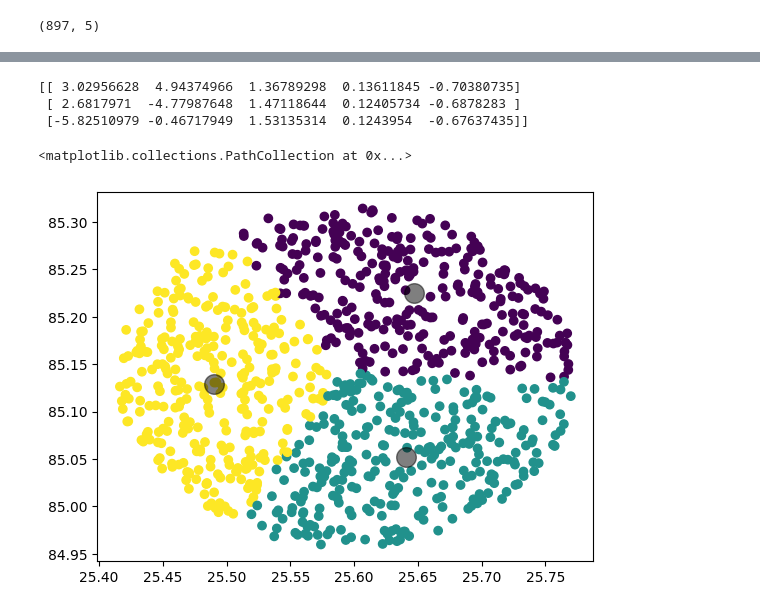
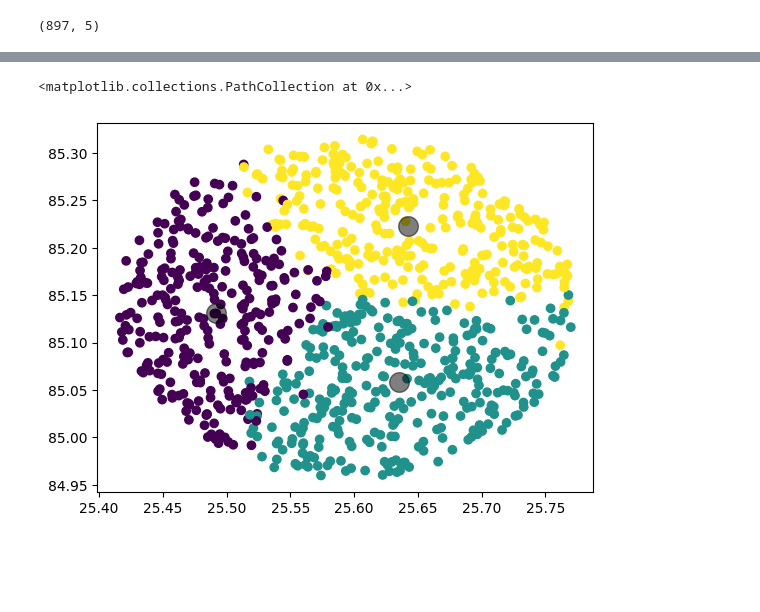
Before and after one commit to EirikVinje/5g_IOT_project, a Jupyter notebook: sandbox/eirik/test_models.ipynb, the cells around one changed output, grey strips where cells are left out. Saved outputs shown, nothing was run; the diff lists cells and outputs as text; code cells hidden in the pictures; blank space fills up the shorter version.

```diff
--- a/sandbox/eirik/test_models.ipynb
+++ b/sandbox/eirik/test_models.ipynb
@@ -17,8 +71,8 @@ df_pruned = df_raw[df_raw["Locality"] == area].reset_index(drop=True).reset_inde
 
 df_pruned = df_pruned.rename(columns={'index': 'node'})
 
-features = ["Latitude",
-            "Longitude",
+features = ["Longitude",
+            "Latitude",
             "Network Type",
             "Signal Strength (dBm)",
             "Data Throughput (Mbps)"]
@@ -31,13 +85,13 @@ Index(['Latitude', 'Longitude', 'Network Type', 'Signal Strength (dBm)',
        'Data Throughput (Mbps)'],
       dtype='object')
 # %%
-numerical_columns = ["Latitude", "Longitude", "Signal Strength (dBm)", "Data Throughput (Mbps)"]
+numerical_columns = ["Longitude", "Latitude", "Signal Strength (dBm)", "Data Throughput (Mbps)"]
 
 traindata = df_pruned.copy()
 traindata[numerical_columns] = traindata[numerical_columns].apply(lambda x: 2 * (x - x.min()) / (x.max() - x.min()) - 1)
 
-traindata["Latitude"] *= 10
-traindata["Longitude"] *= 10
+traindata["Longitude"] *= 20
+traindata["Latitude"] *= 20
 
 traindata.columns
 
@@ -49,26 +196,20 @@ print(traindata.shape)
 # %%
-from sklearn.cluster import KMeans
-import matplotlib.pyplot as plt
+from sklearn.mixture import GaussianMixture
 
-kmeans = KMeans(n_clusters=3, random_state=0).fit(traindata)
-labels = kmeans.predict(traindata)
+gm = GaussianMixture(n_components=3, random_state=42).fit(traindata)
+labels = gm.predict(traindata)
 
-print(kmeans.cluster_centers_)
+means = gm.means_[:, 0:2]
 
-centroids = kmeans.cluster_centers_[:, 0:2]
-
-centroids /= 10
-centroids[:, 0] = (centroids[:, 0] + 1) / 2 * (df_pruned["Latitude"].max() - df_pruned["Latitude"].min()) + df_pruned["Latitude"].min()
-centroids[:, 1] = (centroids[:, 1] + 1) / 2 * (df_pruned["Longitude"].max() - df_pruned["Longitude"].min()) + df_pruned["Longitude"].min()
+means /= 20
+means[:, 0] = (means[:, 0] + 1) / 2 * (df_pruned["Latitude"].max() - df_pruned["Latitude"].min()) + df_pruned["Latitude"].min()
+means[:, 1] = (means[:, 1] + 1) / 2 * (df_pruned["Longitude"].max() - df_pruned["Longitude"].min()) + df_pruned["Longitude"].min()
 
 latitudes = df_pruned[["Latitude"]].values
 longitudes = df_pruned[["Longitude"]].values
 
 plt.scatter(latitudes, longitudes, c=labels, cmap='viridis')
-plt.scatter(centroids[:, 0], centroids[:, 1], c='black', s=200, alpha=0.5)
+plt.scatter(means[:, 0], means[:, 1], c='black', s=200, alpha=0.5)
 # %% [output]
-[[ 3.02956628  4.94374966  1.36789298  0.13611845 -0.70380735]
- [ 2.6817971  -4.77987648  1.47118644  0.12405734 -0.6878283 ]
- [-5.82510979 -0.46717949  1.53135314  0.1243954  -0.67637435]]
+<matplotlib.collections.PathCollection at 0x...>
-<matplotlib.collections.PathCollection at 0x...>
-[figure, old version]
+[figure, new version]
```
Also changed, not shown: parts of 8 cells of this notebook, 9 other files.
